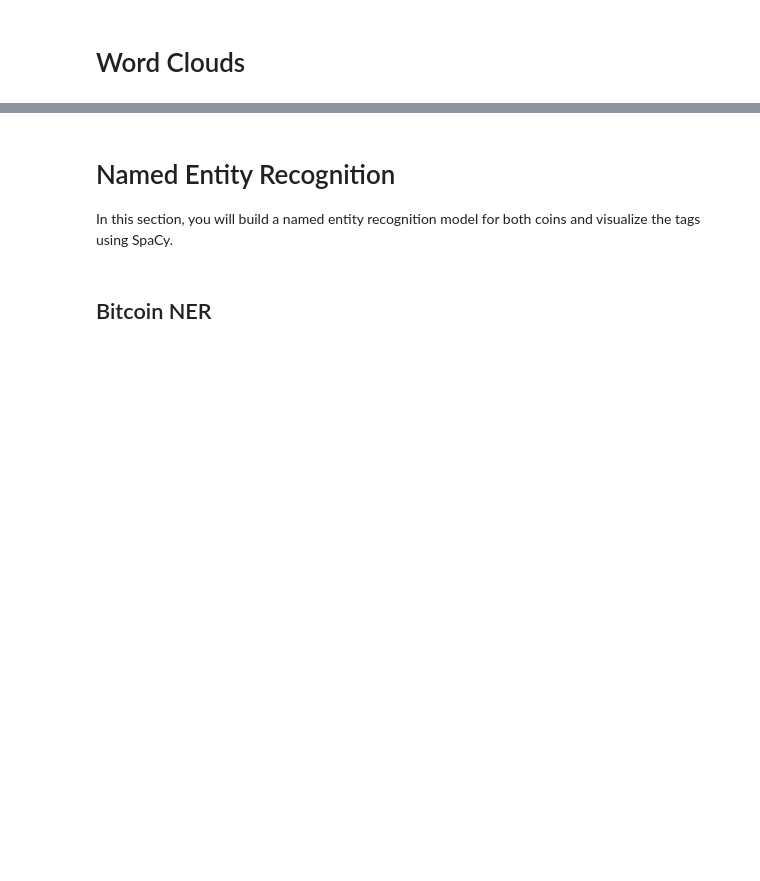
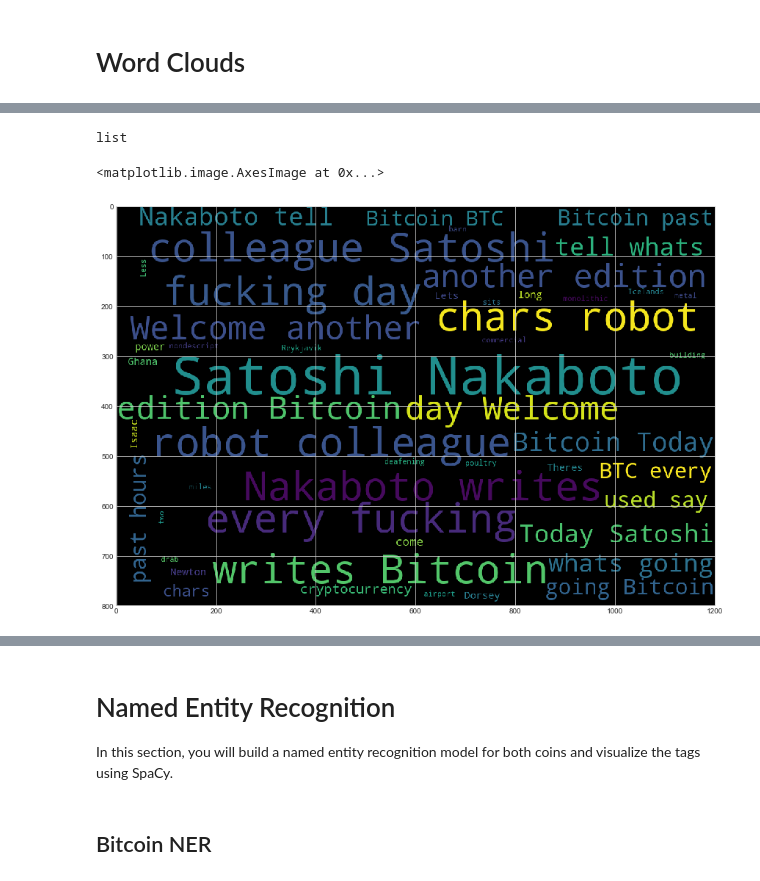
Before and after one commit to manchester9/fintech, a Jupyter notebook: 11-natural_language_processing/Starter_Code/crypto_sentiment.ipynb, the cells around one changed output, grey strips where cells are left out. Drawn from its saved outputs; the diff is of its cells as text; code cells hidden in the pictures; blank space fills up the shorter version.

```diff
--- a/11-natural_language_processing/Starter_Code/crypto_sentiment.ipynb
+++ b/11-natural_language_processing/Starter_Code/crypto_sentiment.ipynb
@@ -366,13 +315,3 @@ In this section you will look at the ngrams and word frequency for each coin.
 # %%
 from collections import Counter
 from nltk import ngrams
-# %%
-# Testing
-def process_text(doc):
-    sw = set(stopwords.words('english'))
-    regex = re.compile("[^a-zA-Z ]")
-    re_clean = regex.sub('', article)
-    words = word_tokenize(re_clean)
-    lem = [lemmatizer.lemmatize(word) for word in words]
-    output = [word.lower() for word in lem if word.lower() not in sw]
-    return output
@@ -519,0 +397,20 @@ mpl.rcParams['figure.figsize'] = [20.0, 10.0]
+# %%
+type(content)
+type(bitcoin_contents)
+# %% [output]
+list
+# %%
+# Combination of list of strings
+def process_text(corpus):
+    entire_string = ' '.join(corpus)
+    return entire_string
+# %%
+bitcoin_all_content = process_text(bitcoin_contents)
+ethereum_all_content = process_text(ethereum_contents)
+# %%
+# Generate the bitcoin word cloud
+wc = WordCloud(width=1200, height=800, max_words=50).generate(bitcoin_all_content)
+plt.imshow(wc)
+# %% [output]
+<matplotlib.image.AxesImage at 0x...>
+[figure, added]
```
Also changed, not shown: parts of 62 cells of this notebook, 1 other file.
